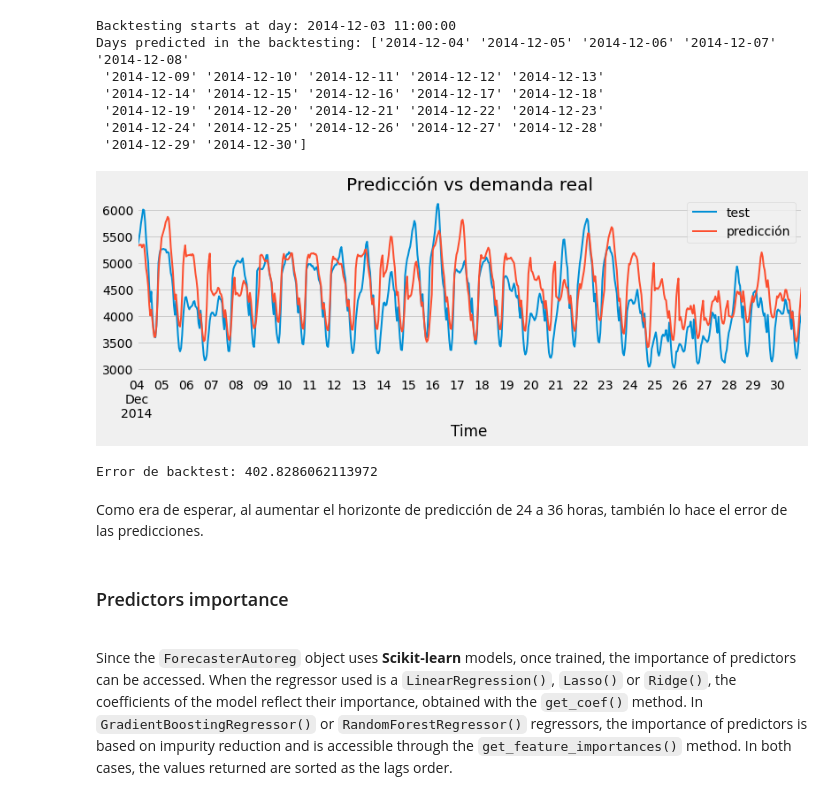
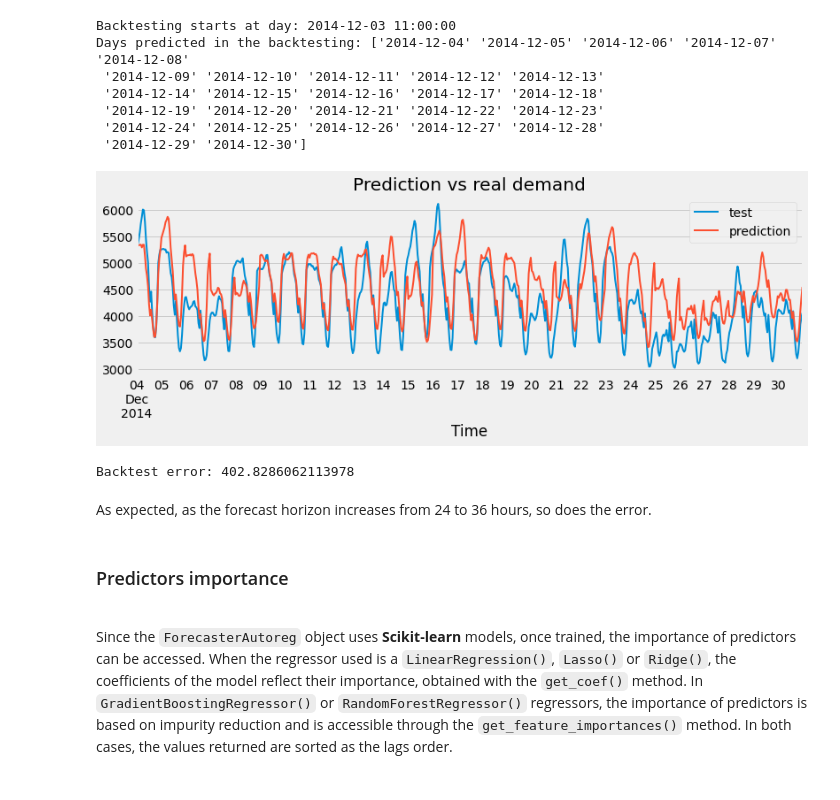
Before and after one commit to JavierEscobarOrtiz/Workingon, a Jupyter notebook: 00 - Cienciadedatos/Skforecast/forecasting_skforecast_0.3.x/py29-forecasting-electric-power-demand-python.ipynb, the cells around one changed output. Cells and saved outputs as stored; diff of their text form; code cells hidden in the pictures.

```diff
--- a/00 - Cienciadedatos/Skforecast/forecasting_skforecast_0.3.x/py29-forecasting-electric-power-demand-python.ipynb
+++ b/00 - Cienciadedatos/Skforecast/forecasting_skforecast_0.3.x/py29-forecasting-electric-power-demand-python.ipynb
@@ -747,9 +749,9 @@ def backtest_predict_next_24h(forecaster, y, hour_init_prediction, exog=None,
 # %%
 # Backtest
 # ==============================================================================
-predicciones = backtest_predict_next_24h(
+predictions = backtest_predict_next_24h(
                     forecaster = forecaster,
-                    y          = datos.loc[fin_validacion:, 'Demand'],
+                    y          = data.loc[end_validation:, 'Demand'],
                     hour_init_prediction = 11,
                     verbose    = False
                 )
@@ -762,28 +764,28 @@ Days predicted in the backtesting: ['2014-12-04' '2014-12-05' '2014-12-06' '2014
  '2014-12-24' '2014-12-25' '2014-12-26' '2014-12-27' '2014-12-28'
  '2014-12-29' '2014-12-30']
 # %%
-# Gráfico
+# Plot
 # ==============================================================================
 fig, ax = plt.subplots(figsize=(12, 3.5))
-# datos_train.plot(ax=ax, label='train')
-datos.loc[predicciones.index, 'Demand'].plot(linewidth=2, label='test', ax=ax)
-predicciones.plot(linewidth=2, label='predicción', ax=ax)
-ax.set_title('Predicción vs demanda real')
+# data_train.plot(ax=ax, label='train')
+data.loc[predictions.index, 'Demand'].plot(linewidth=2, label='test', ax=ax)
+predictions.plot(linewidth=2, label='prediction', ax=ax)
+ax.set_title('Prediction vs real demand')
 ax.legend();
 # %% [output]
-[figure, old version]
+[figure, new version]
 # %%
-# Error backtest
+# Backtest error
 # ==============================================================================
 error = mean_absolute_error(
-            y_true = datos.loc[predicciones.index, 'Demand'],
-            y_pred = predicciones
+            y_true = data.loc[predictions.index, 'Demand'],
+            y_pred = predictions
         )
-print(f"Error de backtest: {error}")
+print(f"Backtest error: {error}")
 # %% [output]
-Error de backtest: 402.8286062113972
+Backtest error: 402.8286062113978
-# %% [markdown]
-Como era de esperar, al aumentar el horizonte de predicción de 24 a 36 horas, también lo hace el error de las predicciones.
+# %% [markdown]
+As expected, as the forecast horizon increases from 24 to 36 hours, so does the error.
 # %% [markdown]
 ### Predictors importance
 <br>
```
Also changed, not shown: parts of 28 cells of this notebook.
